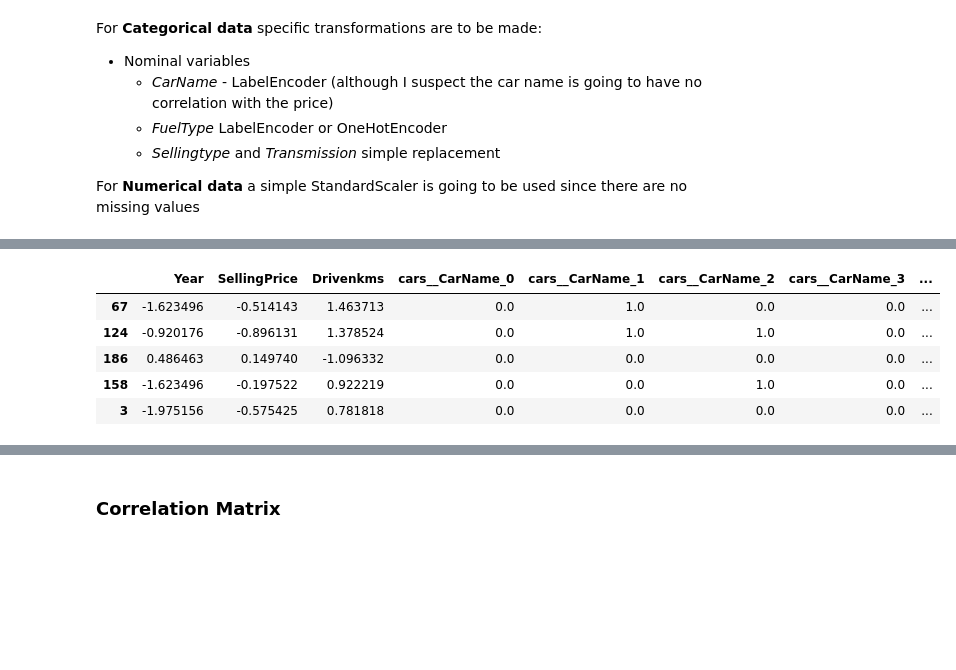
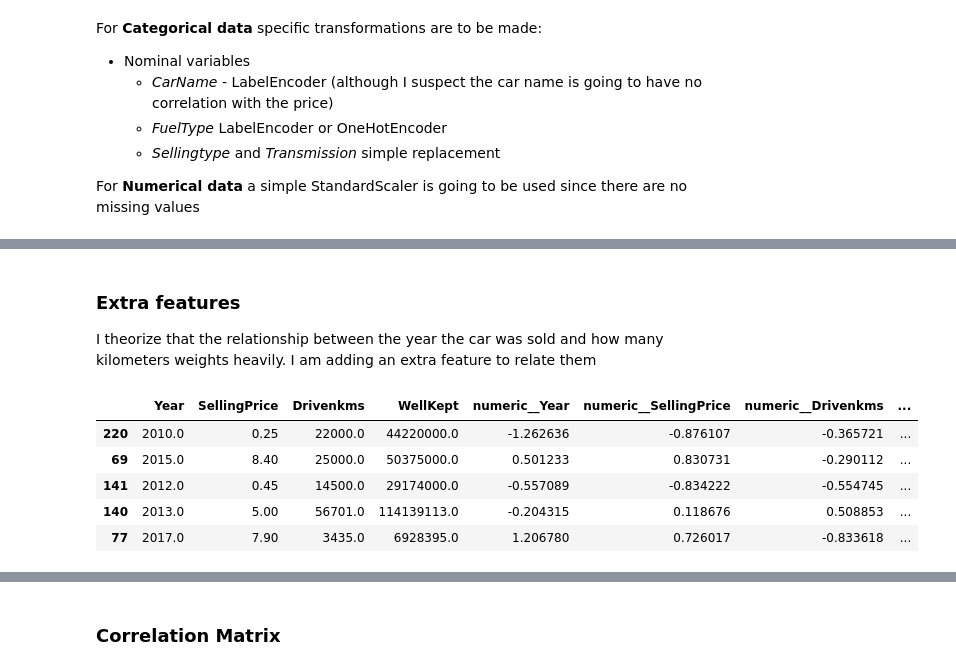
Before and after one commit to esolanoo/Car-Prices-Prediction, a Jupyter notebook: Car Price Prediction.ipynb, the cells around one changed output, grey strips where cells are left out. Cells and saved outputs as stored; diff of their text form; code cells hidden in the pictures; blank space fills up the shorter version.

```diff
--- a/Car Price Prediction.ipynb
+++ b/Car Price Prediction.ipynb
@@ -122,29 +122,41 @@ X_train.sample(3)
+# %% [markdown]
+### Extra features
+
+I theorize that the relationship between the year the car was sold and how many kilometers weights heavily. I am adding an extra feature to relate them
+# %%
+X_train['WellKept'] = X_train.loc[:, 'Drivenkms'] * X_train.loc[:, 'Year'] # type: ignore
+X_test['WellKept'] = X_test.loc[:, 'Drivenkms'] * X_test.loc[:, 'Year'] # type: ignore
+numeric = ['Year', 'SellingPrice', 'Drivenkms', 'WellKept']
+names = X_train.columns
 # %%
 # pip install category-encoders
 # %%
 from sklearn.compose import ColumnTransformer
 from sklearn.preprocessing import StandardScaler, OrdinalEncoder
+from sklearn.impute import SimpleImputer
 from category_encoders import BinaryEncoder, OneHotEncoder
 
 # dummy = FunctionTransformer(lambda x: pd.get_dummies(x, drop_first=True), validate=False)
 
 ct = ColumnTransformer(transformers=
-                       [('numeric', StandardScaler(), numeric),
+                       [('imputer', SimpleImputer(), numeric),
+                        ('numeric', StandardScaler(), numeric),
                         ('cars', BinaryEncoder(), ['CarName']),
                         ('fuel', OrdinalEncoder(), ['FuelType'])],
                        remainder='passthrough')
 
-X_train_fit = ct.fit_transform(X_train)
-columns = numeric + [x for x in list(ct.get_feature_names_out()[3:-4])] + ['FuelType', 'Sellingtype', 'Transmission', 'Owner']
+ct.fit(X_train)
+X_train_fit = ct.transform(X_train)
+columns = numeric + [x for x in list(ct.get_feature_names_out()[4:-4])] + ['FuelType', 'Sellingtype', 'Transmission', 'Owner']
 X_train_fit = pd.DataFrame(X_train_fit, columns=columns) # type: ignore
 X_test_fit = ct.fit_transform(X_test)
-columns = numeric + [x for x in list(ct.get_feature_names_out()[3:-4])] + ['FuelType', 'Sellingtype', 'Transmission', 'Owner']
+columns = numeric + [x for x in list(ct.get_feature_names_out()[4:-4])] + ['FuelType', 'Sellingtype', 'Transmission', 'Owner']
 X_test_fit = pd.DataFrame(X_test_fit, columns=columns) # type: ignore
 X_train_fit.sample(5)
 # %% [output]
-|  | Year | SellingPrice | Drivenkms | cars__CarName_0 | cars__CarName_1 | cars__CarName_2 | cars__CarName_3 | ... |
-| 67 | -1.623496 | -0.514143 | 1.463713 | 0.0 | 1.0 | 0.0 | 0.0 | ... |
-| 124 | -0.920176 | -0.896131 | 1.378524 | 0.0 | 1.0 | 1.0 | 0.0 | ... |
-| 186 | 0.486463 | 0.149740 | -1.096332 | 0.0 | 0.0 | 0.0 | 0.0 | ... |
-| 158 | -1.623496 | -0.197522 | 0.922219 | 0.0 | 0.0 | 1.0 | 0.0 | ... |
-| 3 | -1.975156 | -0.575425 | 0.781818 | 0.0 | 0.0 | 0.0 | 0.0 | ... |
+|  | Year | SellingPrice | Drivenkms | WellKept | numeric__Year | numeric__SellingPrice | numeric__Drivenkms | ... |
+| 220 | 2010.0 | 0.25 | 22000.0 | 44220000.0 | -1.262636 | -0.876107 | -0.365721 | ... |
+| 69 | 2015.0 | 8.40 | 25000.0 | 50375000.0 | 0.501233 | 0.830731 | -0.290112 | ... |
+| 141 | 2012.0 | 0.45 | 14500.0 | 29174000.0 | -0.557089 | -0.834222 | -0.554745 | ... |
+| 140 | 2013.0 | 5.00 | 56701.0 | 114139113.0 | -0.204315 | 0.118676 | 0.508853 | ... |
+| 77 | 2017.0 | 7.90 | 3435.0 | 6928395.0 | 1.206780 | 0.726017 | -0.833618 | ... |
```
Also changed, not shown: parts of 21 cells of this notebook.
